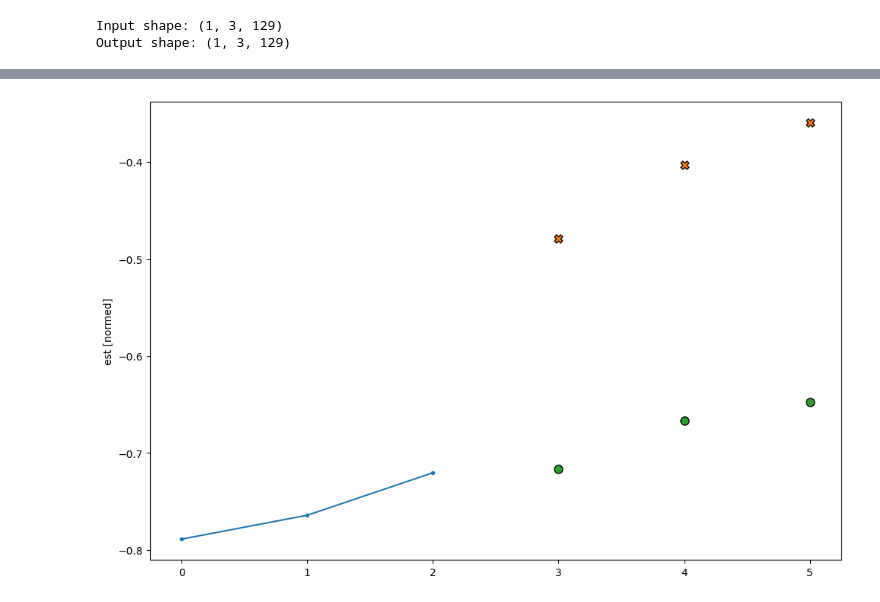
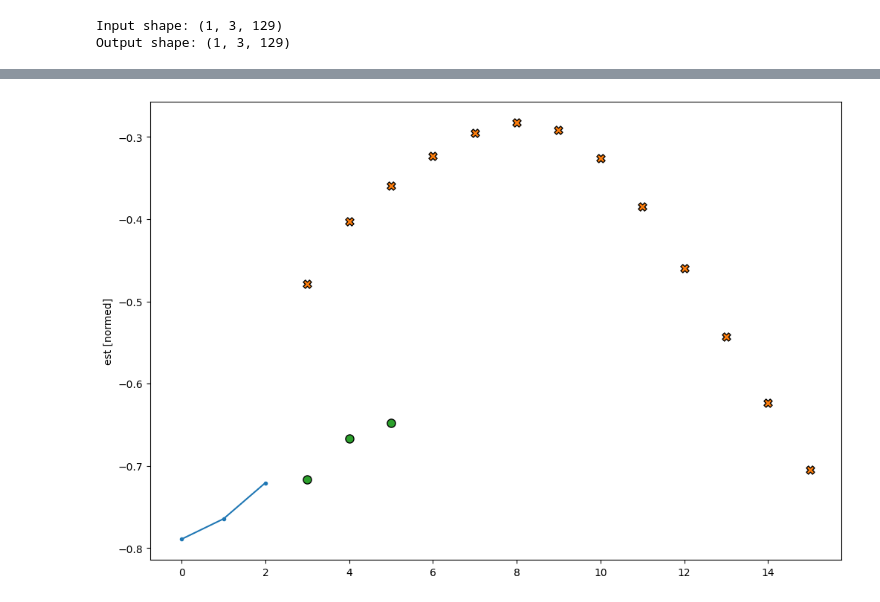
Before and after one commit to inno-apfel/DSC180A-Q1-Project, a Jupyter notebook: notebooks/development/final_model_eval.ipynb, the cells around one changed output, grey strips where cells are left out. Drawn from its saved outputs; the diff is of its cells as text; code cells hidden in the pictures.

Commit message:
added model eval and autoregressive forecast plotting

```diff
--- a/notebooks/development/final_model_eval.ipynb
+++ b/notebooks/development/final_model_eval.ipynb
@@ -1026,6 +1015,6 @@ def auto_wide_plot_model(model, wide_data, window, extra_steps):
                 marker='X', edgecolors='k', label='Predictions',
                 c='#ff7f0e', s=64)
 # %%
-auto_wide_plot_model(feedback_model, multi_wide_long_data_train_by_zc_tf, multi_window, 0)
+auto_wide_plot_model(feedback_model, multi_wide_long_data_train_by_zc_tf, multi_window, 10)
 # %% [output]
-[figure, old version]
+[figure, new version]
```
Also changed, not shown: parts of 21 cells of this notebook.
